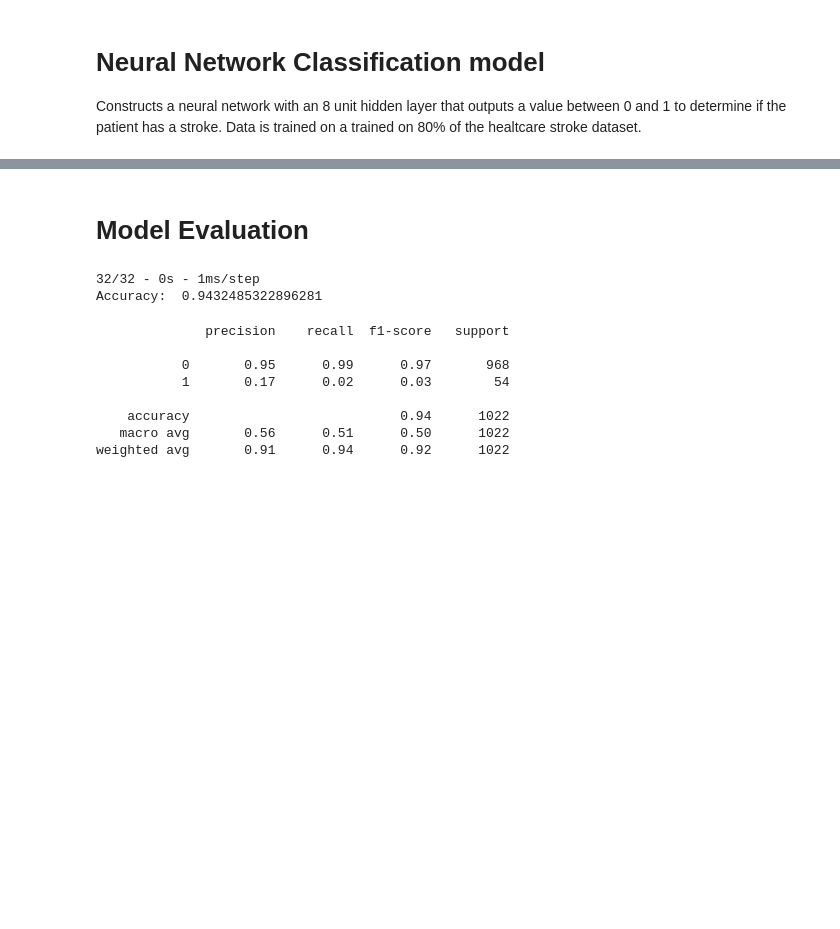
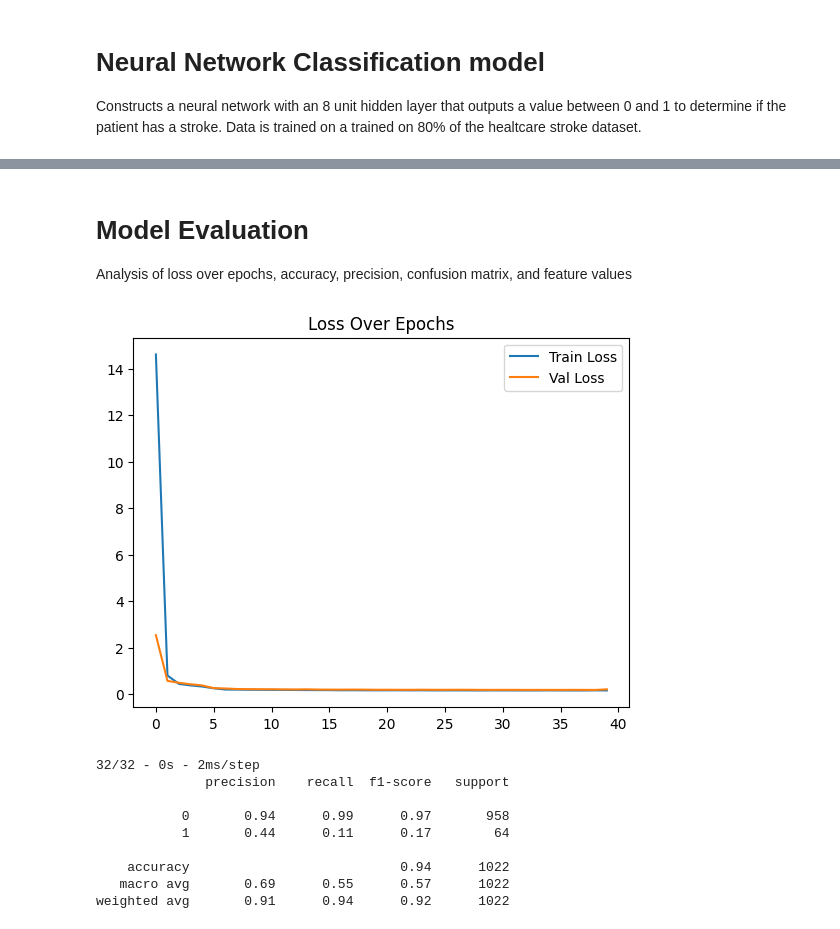
Before and after one commit to 152gabey/ml-heart-disease-predictor, a Jupyter notebook: classification_report.ipynb, the cells around one changed output, grey strips where cells are left out. Cells and saved outputs as stored; diff of their text form; code cells hidden in the pictures; blank space fills up the shorter version.

Commit message:
identified early stopping in number of epochs

```diff
--- a/classification_report.ipynb
+++ b/classification_report.ipynb
@@ -10,9 +10,8 @@ import matplotlib.pyplot as plt
 import shap
 # %%
 FILENAME = "healthcare-dataset-stroke-data.csv"
-TEST_SIZE = 0.2
 NUM_EVIDENCE = 15
-EPOCHS = 20
+EPOCHS = 40
 # %% [markdown]
 # Data filtering
 This section resolves issues with the healthcare stroke csv file and converts it into a list of evidence lists and a list of labels. Returns a tuple (evidence, labels)
@@ -58,7 +57,9 @@ def load_data():
     return evidence, labels
 
 evidence, labels = load_data()
-x_train, x_test, y_train, y_test = train_test_split(evidence, labels, test_size=TEST_SIZE)
+# Perform 60:20:20 split of train, test, and validation data
+x_train, x_temp, y_train, y_temp = train_test_split(evidence, labels, test_size=0.4, random_state=42)
+x_val, x_test, y_val, y_test = train_test_split(x_temp, y_temp, test_size=0.5, random_state=42)
 # %% [markdown]
 # Neural Network Classification model
 Constructs a neural network with an 8 unit hidden layer that outputs a value between 0 and 1 to determine if the patient has a stroke. Data is trained on a trained on 80% of the healtcare stroke dataset.
@@ -80,5 +81,5 @@ def create_model():
     return model
 
 model = create_model()
-model.fit(x_train, y_train, epochs=EPOCHS)
+history = model.fit(x_train, y_train, validation_data=(x_val, y_val), epochs=EPOCHS)
 # %% [output]
@@ -103,24 +104,29 @@ Epoch 20/20
-# %% [markdown]
-# Model Evaluation
+# %% [markdown]
+# Model Evaluation
+Analysis of loss over epochs, accuracy, precision, confusion matrix, and feature values
+# %%
+plt.plot(history.history['loss'], label='Train Loss')
+plt.plot(history.history['val_loss'], label='Val Loss')
+plt.legend()
+plt.title("Loss Over Epochs")
+plt.show()
+# %% [output]
+[figure, added]
 # %%
 y_pred_prob = model.predict(x_test, verbose=2)
 y_pred = (y_pred_prob > 0.5).astype("int32")
 
-print("Accuracy: ", accuracy_score(y_test, y_pred))
+print(classification_report(y_test, y_pred))
 # %% [output]
-32/32 - 0s - 1ms/step
-Accuracy:  0.9432485322896281
+32/32 - 0s - 2ms/step
+              precision    recall  f1-score   support
+
+           0       0.94      0.99      0.97       958
+           1       0.44      0.11      0.17        64
+
+    accuracy                           0.94      1022
+   macro avg       0.69      0.55      0.57      1022
+weighted avg       0.91      0.94      0.92      1022
-# %%
-print(classification_report(y_test, y_pred))
-# %% [output]
-              precision    recall  f1-score   support
-
-           0       0.95      0.99      0.97       968
-           1       0.17      0.02      0.03        54
-
-    accuracy                           0.94      1022
-   macro avg       0.56      0.51      0.50      1022
-weighted avg       0.91      0.94      0.92      1022
 # %%
 cm = confusion_matrix(y_test, y_pred)
 disp = ConfusionMatrixDisplay(confusion_matrix=cm, display_labels=np.array(['stroke', 'not stroke']))
```
Also changed, not shown: parts of 4 cells of this notebook, 2 other files.
